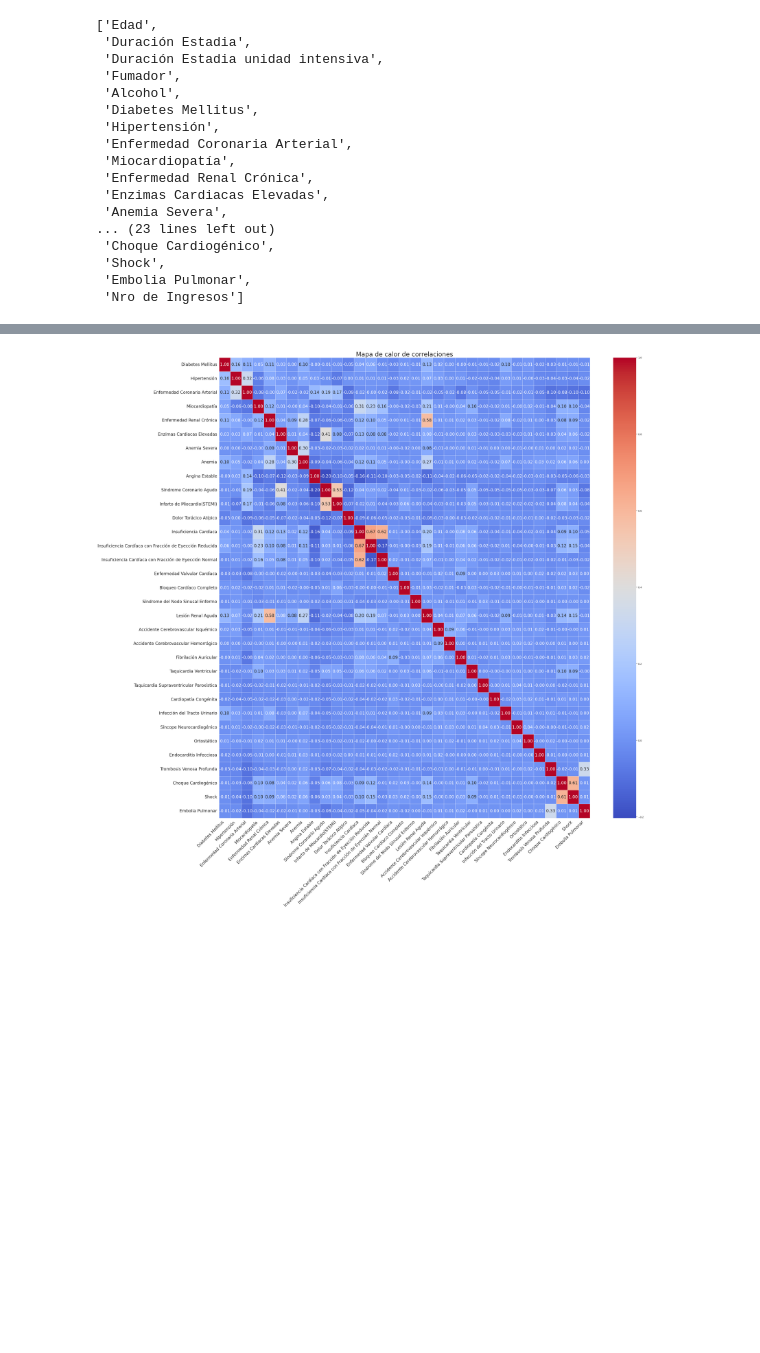
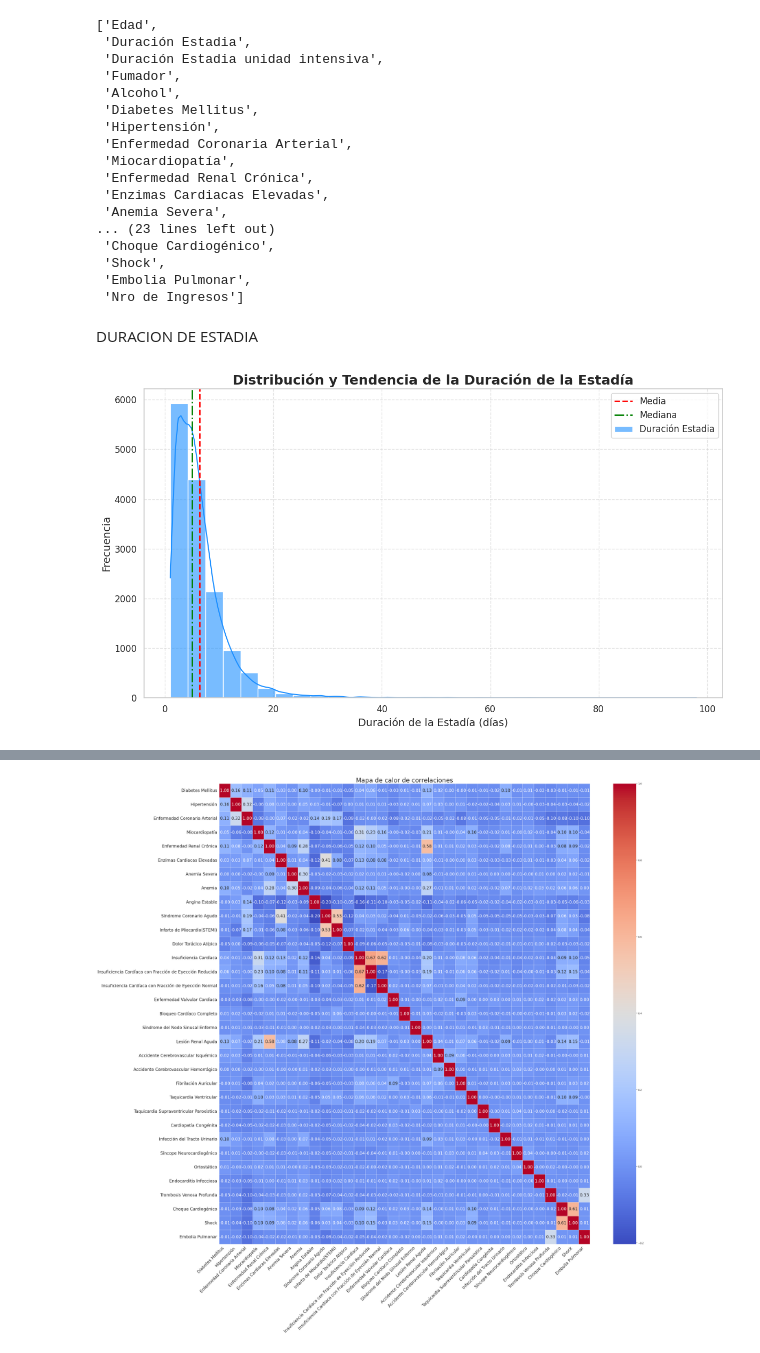
Before and after one commit to Estefaniagz/Proyecto_nocountry, a Jupyter notebook: explore.ipynb, the cells around one changed output, grey strips where cells are left out. Saved outputs shown, nothing was run; the diff lists cells and outputs as text; code cells hidden in the pictures; blank space fills up the shorter version.

```diff
--- a/explore.ipynb
+++ b/explore.ipynb
@@ -640,3 +642,38 @@ numericas
  'Shock',
  'Embolia Pulmonar',
  'Nro de Ingresos']
+# %% [markdown]
+DURACION DE ESTADIA
+# %%
+# Configuración del estilo
+sns.set_theme(style="whitegrid")
+
+# Crear el gráfico mejorado
+plt.figure(figsize=(12, 7))
+sns.histplot(
+    df1['Duración Estadia'],
+    kde=True,
+    color='dodgerblue',
+    label='Duración Estadia',
+    bins=30,  # Ajustar el número de bins
+    alpha=0.6  # Transparencia de las barras
+)
+
+# Mejorar detalles del gráfico
+plt.title('Distribución y Tendencia de la Duración de la Estadía', fontsize=18, weight='bold')
+plt.xlabel('Duración de la Estadía (días)', fontsize=14)
+plt.ylabel('Frecuencia', fontsize=14)
+plt.xticks(fontsize=12)
+plt.yticks(fontsize=12)
+plt.axvline(df['Duración Estadia'].mean(), color='red', linestyle='--', linewidth=2, label='Media')
+plt.axvline(df['Duración Estadia'].median(), color='green', linestyle='-.', linewidth=2, label='Mediana')
+
+# Añadir leyenda y rejilla
+plt.legend(fontsize=12, loc='upper right')
+plt.grid(True, linestyle='--', alpha=0.5)
+
+# Mostrar el gráfico
+plt.tight_layout()
+plt.show()
+# %% [output]
+[figure, added]
```
Also changed, not shown: parts of 21 cells of this notebook.
